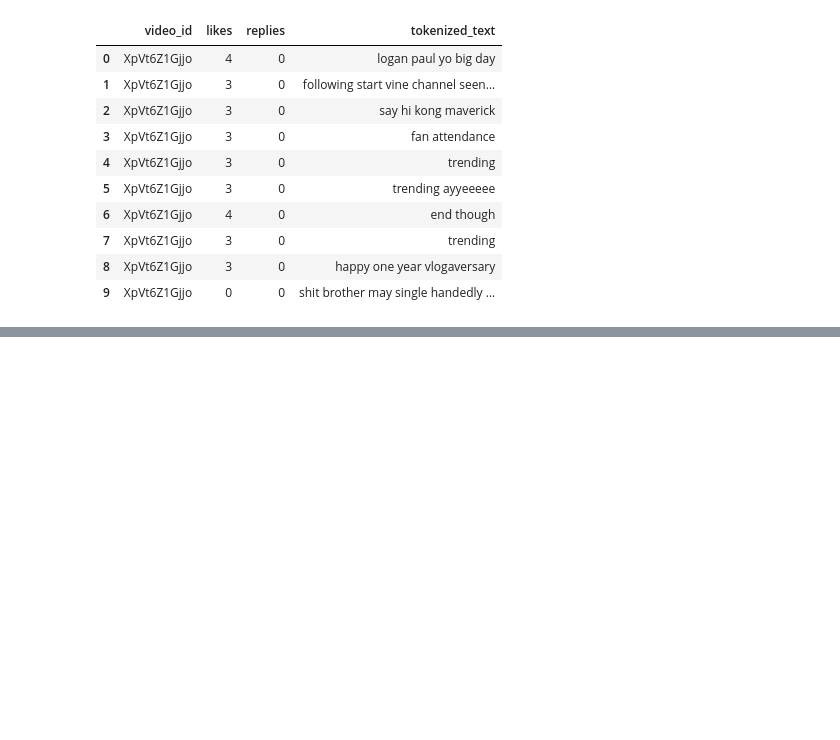
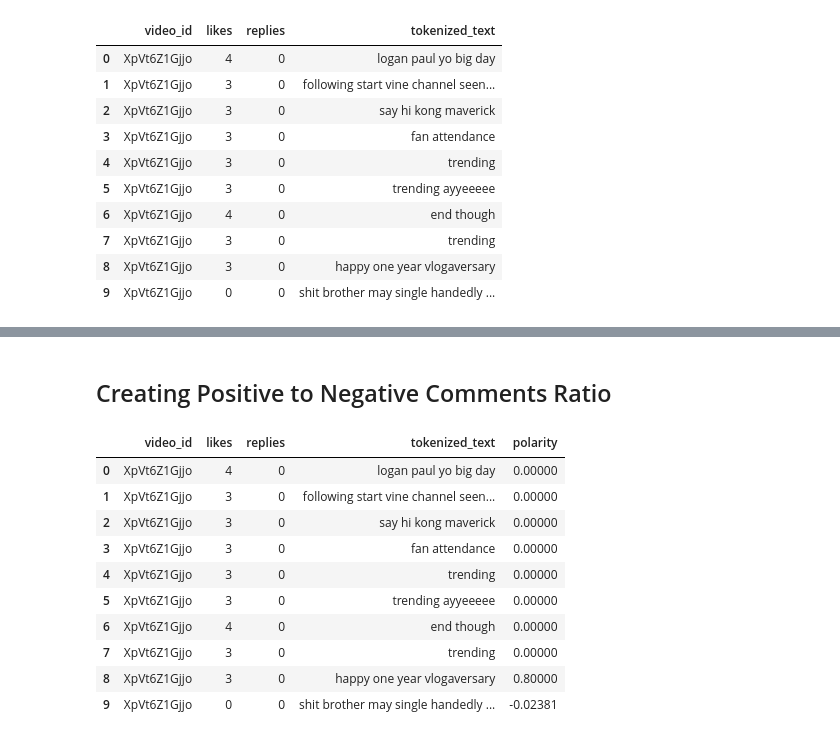
Before and after one commit to betanight/youtube_sentiment_analysis, a Jupyter notebook: notebooks/eda_analysis_fonz.ipynb, the cells around one changed output, grey strips where cells are left out. Saved outputs shown, nothing was run; the diff lists cells and outputs as text; code cells hidden in the pictures; blank space fills up the shorter version.

```diff
--- a/notebooks/eda_analysis_fonz.ipynb
+++ b/notebooks/eda_analysis_fonz.ipynb
@@ -248,0 +238,27 @@ comments.head(10)
+# %% [markdown]
+## Creating Positive to Negative Comments Ratio
+# %%
+# 1.Calculate the polarity score of an individual comment
+from textblob import TextBlob
+
+# Function to calculate sentiment polarity
+def get_sentiment(text):
+    analysis = TextBlob(text)
+    return analysis.sentiment.polarity
+
+# Apply the function to the 'tokenized_text' column
+comments['polarity']= comments['tokenized_text'].apply(get_sentiment)
+
+comments.head(10)
+# %% [output]
+|  | video_id | likes | replies | tokenized_text | polarity |
+| 0 | XpVt6Z1Gjjo | 4 | 0 | logan paul yo big day | 0.00000 |
+| 1 | XpVt6Z1Gjjo | 3 | 0 | following start vine channel seen... | 0.00000 |
+| 2 | XpVt6Z1Gjjo | 3 | 0 | say hi kong maverick | 0.00000 |
+| 3 | XpVt6Z1Gjjo | 3 | 0 | fan attendance | 0.00000 |
+| 4 | XpVt6Z1Gjjo | 3 | 0 | trending | 0.00000 |
+| 5 | XpVt6Z1Gjjo | 3 | 0 | trending ayyeeeee | 0.00000 |
+| 6 | XpVt6Z1Gjjo | 4 | 0 | end though | 0.00000 |
+| 7 | XpVt6Z1Gjjo | 3 | 0 | trending | 0.00000 |
+| 8 | XpVt6Z1Gjjo | 3 | 0 | happy one year vlogaversary | 0.80000 |
+| 9 | XpVt6Z1Gjjo | 0 | 0 | shit brother may single handedly ... | -0.02381 |
```
Also changed, not shown: parts of 9 cells of this notebook.
